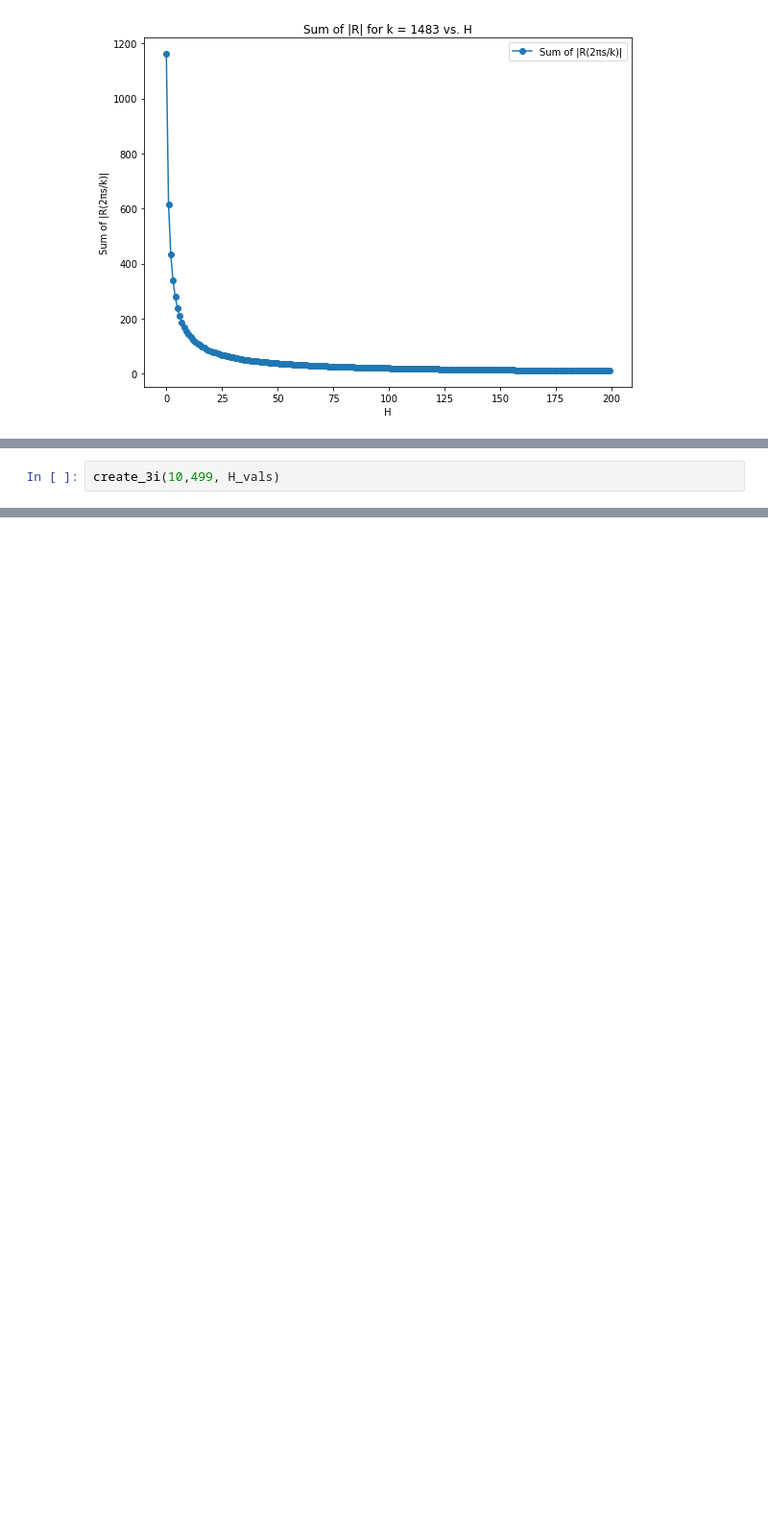
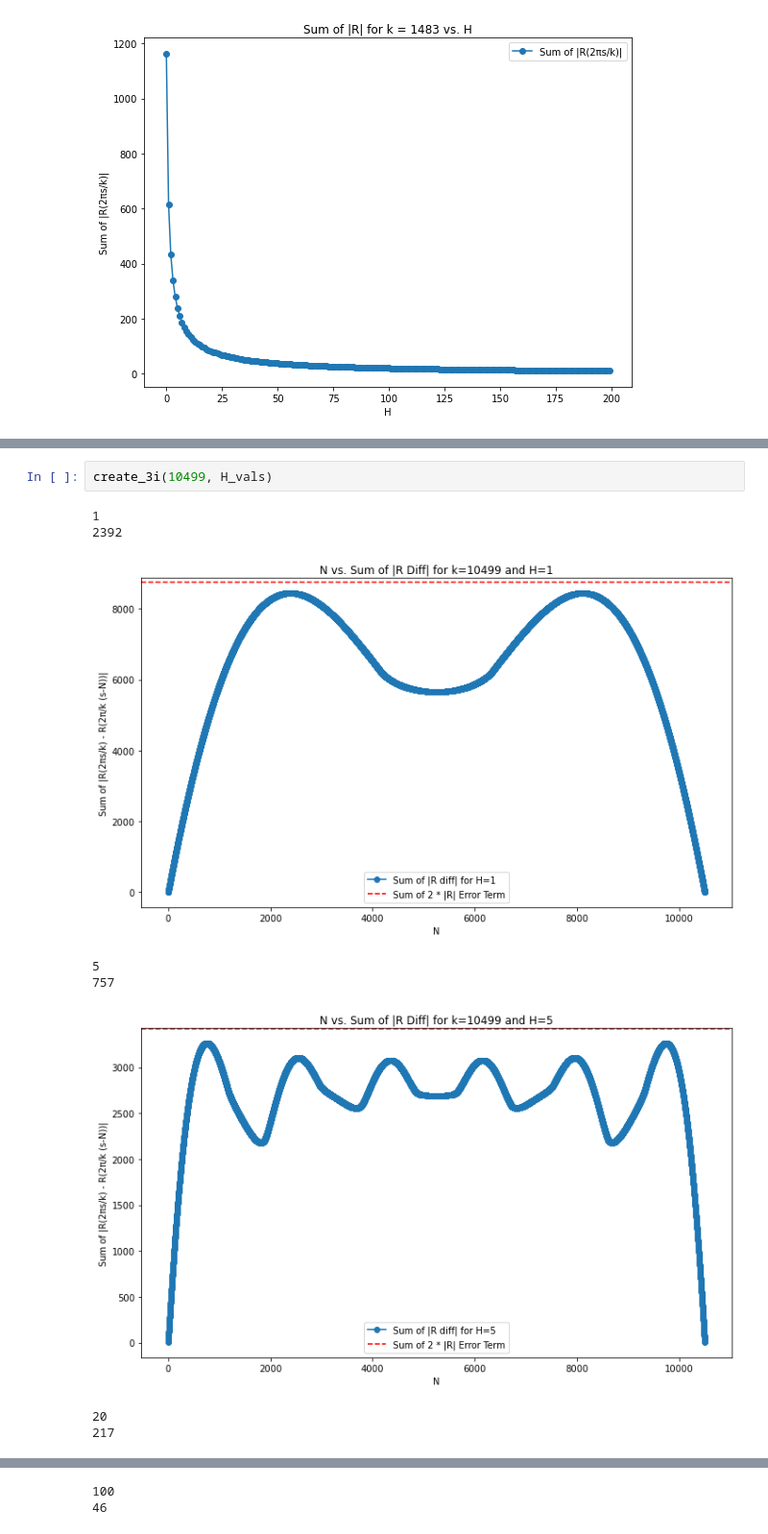
Before and after one commit to jcheigh/Thesis, a Jupyter notebook: src/utils/r.ipynb, the cells around one changed output, grey strips where cells are left out. Shown: that part at 96% size. Drawn from its saved outputs; the diff is of its cells as text; blank space fills up the shorter version.

```diff
--- a/src/utils/r.ipynb
+++ b/src/utils/r.ipynb
@@ -189,2 +199,11 @@ create_3i(1033, H_vals)
 # %%
-create_3i(10,499, H_vals)
+create_3i(10499, H_vals)
+# %% [output]
+1
+2392
+[figure, added]
+5
+757
+[figure, added]
+20
+217
@@ -190,0 +211,2 @@ create_3i(10,499, H_vals)
+100
+46
```
Also changed, not shown: parts of 11 cells of this notebook, 17 other files.
